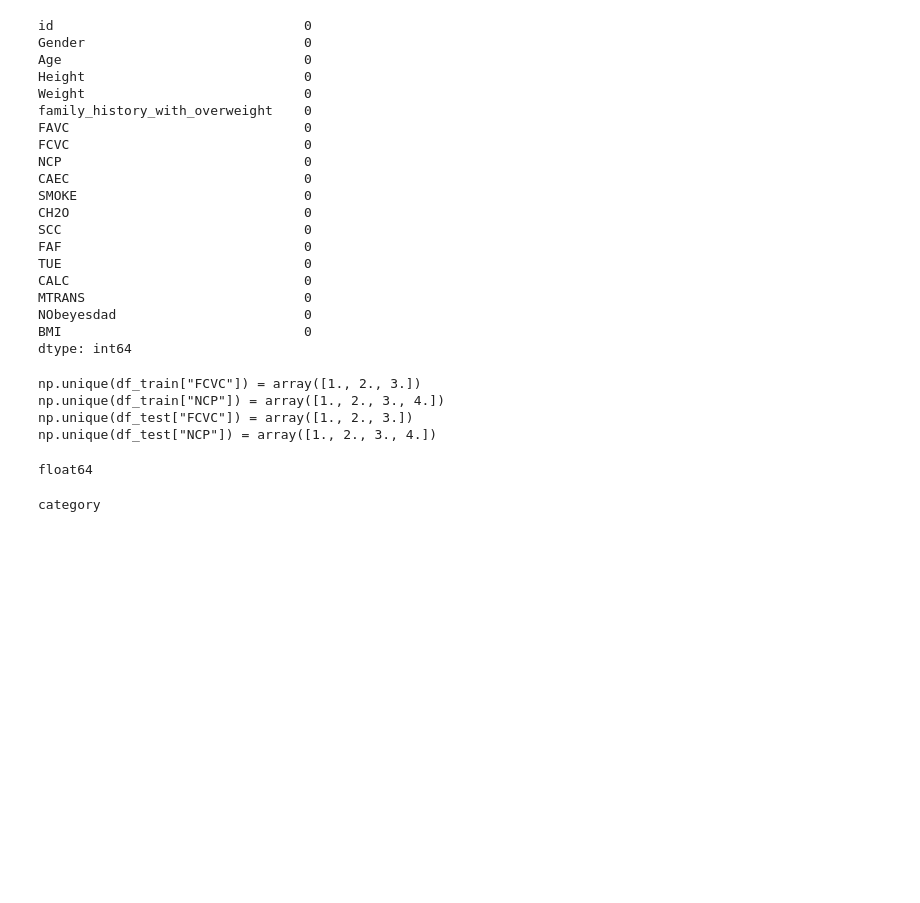
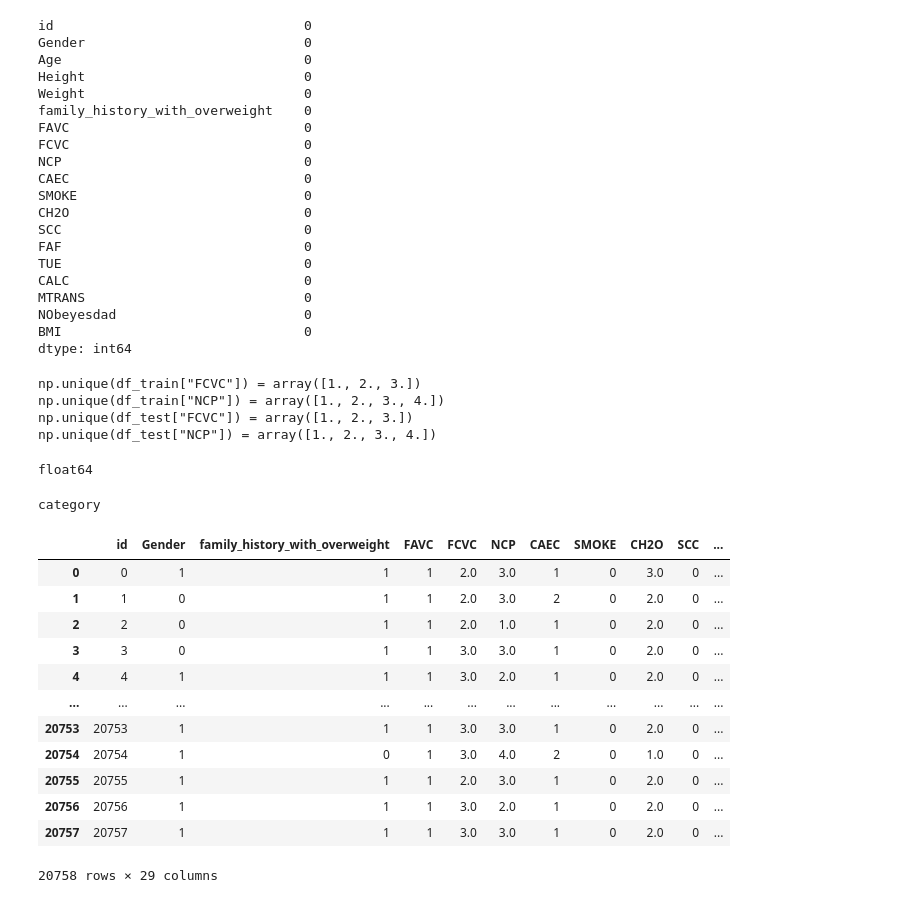
Before and after one commit to Swelem/obesity_risk, a Jupyter notebook: lastproject.ipynb, the cells around one changed output. Drawn from its saved outputs; the diff is of its cells as text; code cells hidden in the pictures; blank space fills up the shorter version.

```diff
--- a/lastproject.ipynb
+++ b/lastproject.ipynb
@@ -311,0 +315,16 @@ category
+# %%
+df_train
+# %% [output]
+|  | id | Gender | family_history_with_overweight | FAVC | FCVC | NCP | CAEC | SMOKE | CH2O | SCC | ... |
+| 0 | 0 | 1 | 1 | 1 | 2.0 | 3.0 | 1 | 0 | 3.0 | 0 | ... |
+| 1 | 1 | 0 | 1 | 1 | 2.0 | 3.0 | 2 | 0 | 2.0 | 0 | ... |
+| 2 | 2 | 0 | 1 | 1 | 2.0 | 1.0 | 1 | 0 | 2.0 | 0 | ... |
+| 3 | 3 | 0 | 1 | 1 | 3.0 | 3.0 | 1 | 0 | 2.0 | 0 | ... |
+| 4 | 4 | 1 | 1 | 1 | 3.0 | 2.0 | 1 | 0 | 2.0 | 0 | ... |
+| ... | ... | ... | ... | ... | ... | ... | ... | ... | ... | ... | ... |
+| 20753 | 20753 | 1 | 1 | 1 | 3.0 | 3.0 | 1 | 0 | 2.0 | 0 | ... |
+| 20754 | 20754 | 1 | 0 | 1 | 3.0 | 4.0 | 2 | 0 | 1.0 | 0 | ... |
+| 20755 | 20755 | 1 | 1 | 1 | 2.0 | 3.0 | 1 | 0 | 2.0 | 0 | ... |
+| 20756 | 20756 | 1 | 1 | 1 | 3.0 | 2.0 | 1 | 0 | 2.0 | 0 | ... |
+| 20757 | 20757 | 1 | 1 | 1 | 3.0 | 3.0 | 1 | 0 | 2.0 | 0 | ... |
+20758 rows × 29 columns
```
Also changed, not shown: parts of 5 cells of this notebook.
